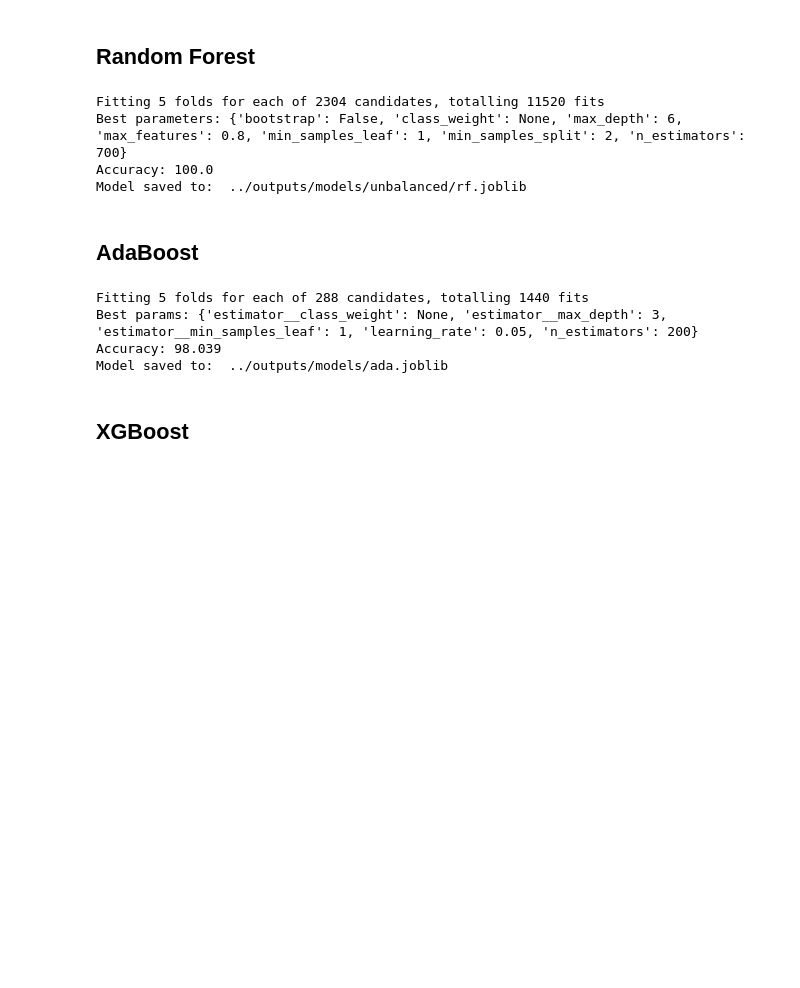
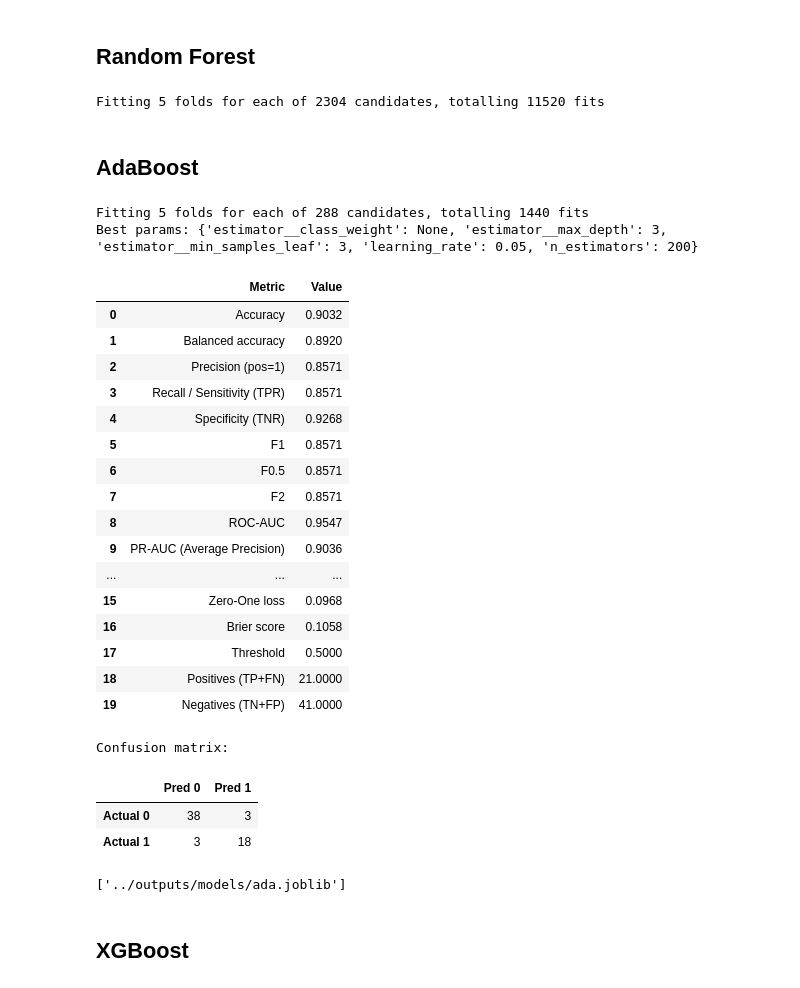
Before and after one commit to zuzannapajak/cardio-risk-prediction, a Jupyter notebook: notebooks/model-training.ipynb, the cells around one changed output. Drawn from its saved outputs; the diff is of its cells as text; code cells hidden in the pictures; blank space fills up the shorter version.

Commit message:
Improvements in model performence

```diff
--- a/notebooks/model-training.ipynb
+++ b/notebooks/model-training.ipynb
@@ -88,24 +87,16 @@ grid = GridSearchCV(
 )
 
 grid.fit(X_tr, y_tr)
-best = grid.best_estimator_
-
-y_pred = best.predict(X_te)
-score = round((accuracy_score(y_te, y_pred))*100, 3)
+model = grid.best_estimator_
 
 print('Best parameters:', grid.best_params_)
-print('Accuracy:', score)
+df_metrics, details = evaluate_classification(model, X_te, y_te)
 
 # save the best model
 os.makedirs('../outputs/models', exist_ok=True)
-model_path = '../outputs/models/rf.joblib'
-joblib.dump(best, model_path)
-print('Model saved to: ', model_path)
+joblib.dump(model, '../outputs/models/rf.joblib')
 # %% [output]
 Fitting 5 folds for each of 2304 candidates, totalling 11520 fits
-Best parameters: {'bootstrap': False, 'class_weight': None, 'max_depth': 6, 'max_features': 0.8, 'min_samples_leaf': 1, 'min_samples_split': 2, 'n_estimators': 700}
-Accuracy: 100.0
-Model saved to:  ../outputs/models/unbalanced/rf.joblib
 # %% [markdown]
 <a id='adaboost'></a>
 ## AdaBoost
@@ -120,32 +111,46 @@ params_grid = {
 # %%
 grid = GridSearchCV(
     estimator = AdaBoostClassifier(estimator=DecisionTreeClassifier(random_state=SEED), random_state=SEED),
     param_grid = params_grid,
     cv = StratifiedKFold(n_splits=5, shuffle=True, random_state=SEED),
     scoring = 'accuracy',
     n_jobs = -1,
     verbose = 10,
 )
 
 grid.fit(X_tr, y_tr)
-best = grid.best_estimator_
-
-y_pred = best.predict(X_te)
-score = round((accuracy_score(y_te, y_pred))*100, 3)
+model = grid.best_estimator_
 
 print('Best params:', grid.best_params_)
-print('Accuracy:', score)
+df_metrics, details = evaluate_classification(model, X_te, y_te)
 
-# save the best model
 os.makedirs('../outputs/models', exist_ok=True)
-model_path = '../outputs/models/ada.joblib'
-joblib.dump(best, model_path)
-print('Model saved to: ', model_path)
+joblib.dump(model, '../outputs/models/ada.joblib')
 # %% [output]
 Fitting 5 folds for each of 288 candidates, totalling 1440 fits
-Best params: {'estimator__class_weight': None, 'estimator__max_depth': 3, 'estimator__min_samples_leaf': 1, 'learning_rate': 0.05, 'n_estimators': 200}
-Accuracy: 98.039
-Model saved to:  ../outputs/models/ada.joblib
+Best params: {'estimator__class_weight': None, 'estimator__max_depth': 3, 'estimator__min_samples_leaf': 3, 'learning_rate': 0.05, 'n_estimators': 200}
+|  | Metric | Value |
+| 0 | Accuracy | 0.9032 |
+| 1 | Balanced accuracy | 0.8920 |
+| 2 | Precision (pos=1) | 0.8571 |
+| 3 | Recall / Sensitivity (TPR) | 0.8571 |
+| 4 | Specificity (TNR) | 0.9268 |
+| 5 | F1 | 0.8571 |
+| 6 | F0.5 | 0.8571 |
+| 7 | F2 | 0.8571 |
+| 8 | ROC-AUC | 0.9547 |
+| 9 | PR-AUC (Average Precision) | 0.9036 |
+| ... | ... | ... |
+| 15 | Zero-One loss | 0.0968 |
+| 16 | Brier score | 0.1058 |
+| 17 | Threshold | 0.5000 |
+| 18 | Positives (TP+FN) | 21.0000 |
+| 19 | Negatives (TN+FP) | 41.0000 |
+Confusion matrix:
+|  | Pred 0 | Pred 1 |
+| Actual 0 | 38 | 3 |
+| Actual 1 | 3 | 18 |
+['../outputs/models/ada.joblib']
 # %% [markdown]
 <a id='xgboost'></a>
 ## XGBoost
```
Also changed, not shown: parts of 6 cells of this notebook, 4 other files.
